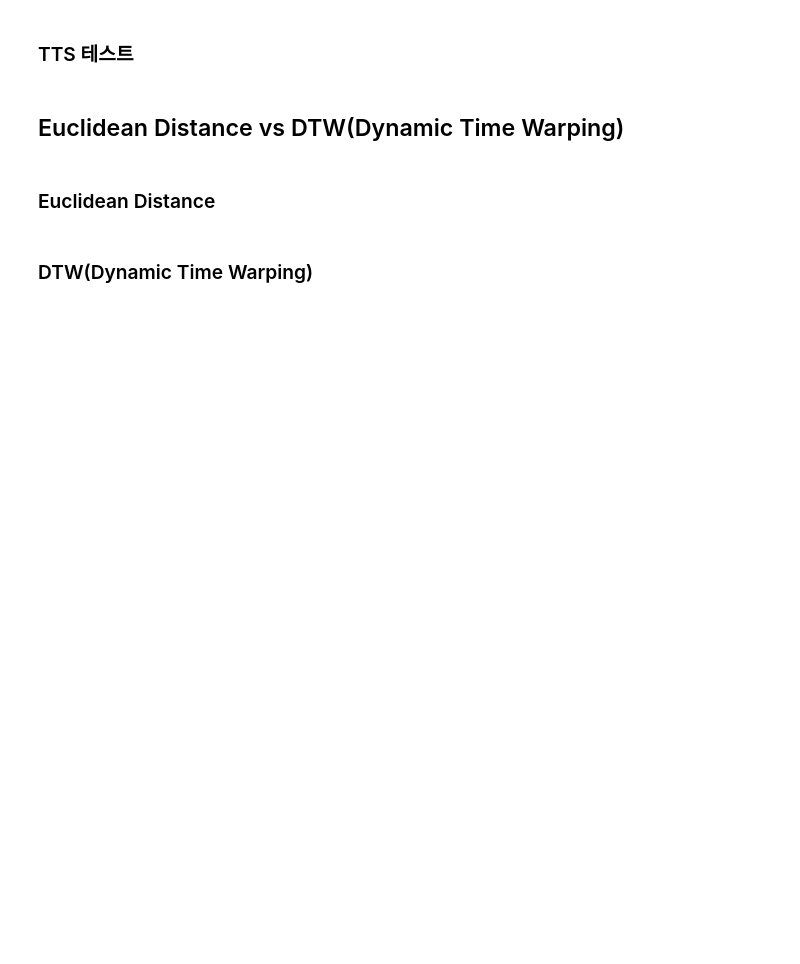
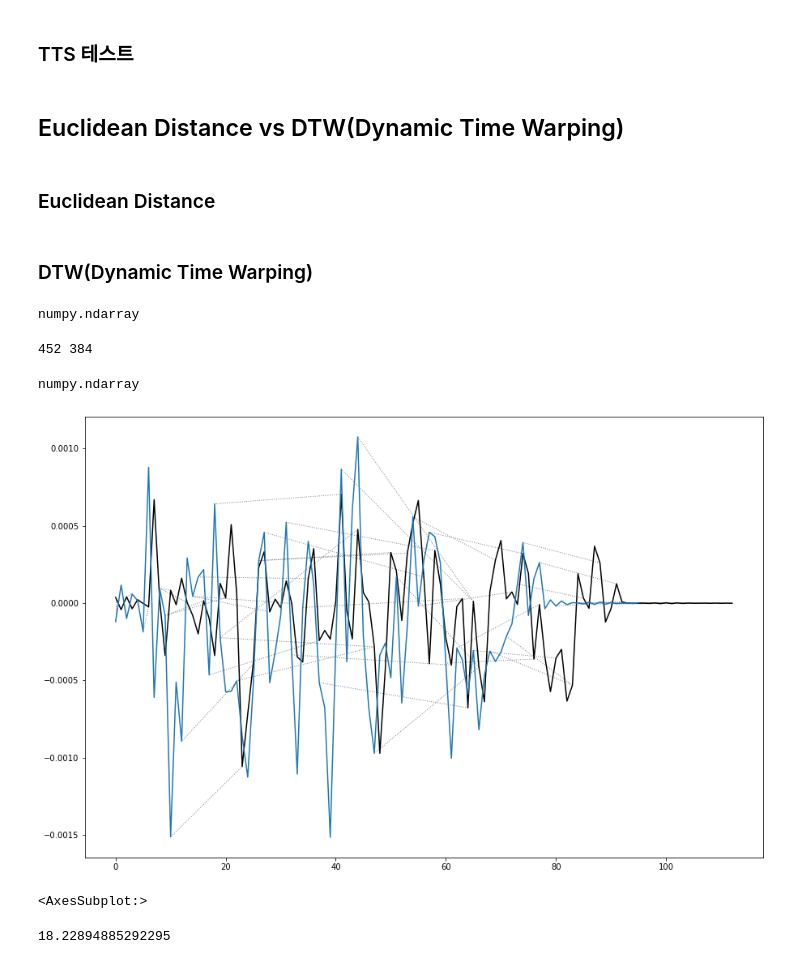
Before and after one commit to wsy8029/speech-comparison, a Jupyter notebook: preprocessing.ipynb, the cells around one changed output. Drawn from its saved outputs; the diff is of its cells as text; code cells hidden in the pictures; blank space fills up the shorter version.

```diff
--- a/preprocessing.ipynb
+++ b/preprocessing.ipynb
@@ -140,0 +128,42 @@ engine.runAndWait()
+# %%
+wav = './wav/1.ara.wav'
+waveform1 = librosa.load(wav, sr = 100)[0]
+
+wav = './wav/2.minsang.wav'
+waveform2 = librosa.load(wav, sr = 100)[0]
+# %%
+type(waveform1)
+# %% [output]
+numpy.ndarray
+# %%
+print(len(waveform1), len(waveform2))
+# %% [output]
+452 384
+# %%
+type(query)
+# %% [output]
+numpy.ndarray
+# %%
+import numpy as np
+import dtw
+
+idx = np.linspace(0,6.28,num=100)
+query = np.sin(idx) + np.random.uniform(size=100)/10.0
+query2 = np.sin(idx) + np.random.uniform(size=100)/10.0
+dtw.dtw(waveform1, waveform2, keep_internals=True).plot(type="twoway")
+# %% [output]
+[figure, added]
+<AxesSubplot:>
+# %%
+import numpy as np
+import dtw
+
+idx = np.linspace(0,6.28,num=100)
+idx2 = np.linspace(0,7.28,num=200)
+
+query = np.sin(idx) + np.random.uniform(size=100)/10.0
+query2 = np.sin(idx2) + np.random.uniform(size=200)/10.0
+
+dtw.dtw(query, query2, keep_internals=True).distance
+# %% [output]
+18.22894885292295
```
Also changed, not shown: parts of 8 cells of this notebook.
